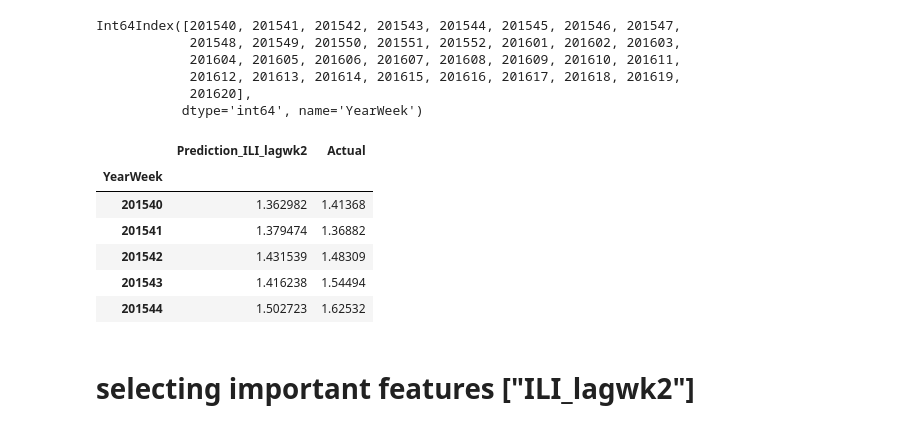
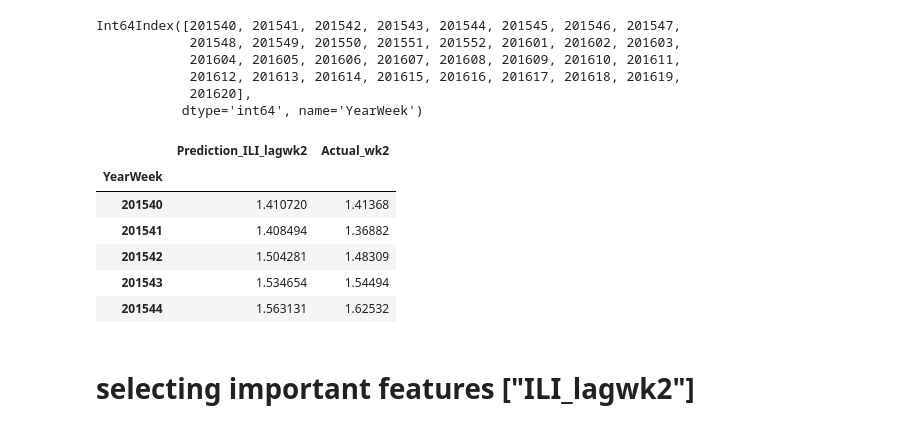
Before and after one commit to Anuujints/FinalUCBX, a Jupyter notebook: flu_indicator/data/ILINet_by_ILIweek_Gradient_Boost_Regressor.ipynb, the cells around one changed output. Drawn from its saved outputs; the diff is of its cells as text; code cells hidden in the pictures.

```diff
--- a/flu_indicator/data/ILINet_by_ILIweek_Gradient_Boost_Regressor.ipynb
+++ b/flu_indicator/data/ILINet_by_ILIweek_Gradient_Boost_Regressor.ipynb
@@ -290,15 +290,15 @@ Int64Index([201540, 201541, 201542, 201543, 201544, 201545, 201546, 201547,
            dtype='int64', name='YearWeek')
 # %%
 # store prediction and actual to df
-pred_df = pd.DataFrame({"Prediction_ILI_lagwk2": predictions, "Actual": yy_test_unraveled}).reset_index(drop=True)
-pred_df.index = yy_test.index
-pred_df.head()
+pred2_df = pd.DataFrame({"Prediction_ILI_lagwk2": predictions2, "Actual_wk2": yy_test_unraveled}).reset_index(drop=True)
+pred2_df.index = yy_test.index
+pred2_df.head()
 # %% [output]
-|  | Prediction_ILI_lagwk2 | Actual |
+|  | Prediction_ILI_lagwk2 | Actual_wk2 |
 | YearWeek |  |  |
-| 201540 | 1.362982 | 1.41368 |
-| 201541 | 1.379474 | 1.36882 |
-| 201542 | 1.431539 | 1.48309 |
-| 201543 | 1.416238 | 1.54494 |
-| 201544 | 1.502723 | 1.62532 |
+| 201540 | 1.410720 | 1.41368 |
+| 201541 | 1.408494 | 1.36882 |
+| 201542 | 1.504281 | 1.48309 |
+| 201543 | 1.534654 | 1.54494 |
+| 201544 | 1.563131 | 1.62532 |
 # %%
```
Also changed, not shown: parts of 18 cells of this notebook, 5 other files.
